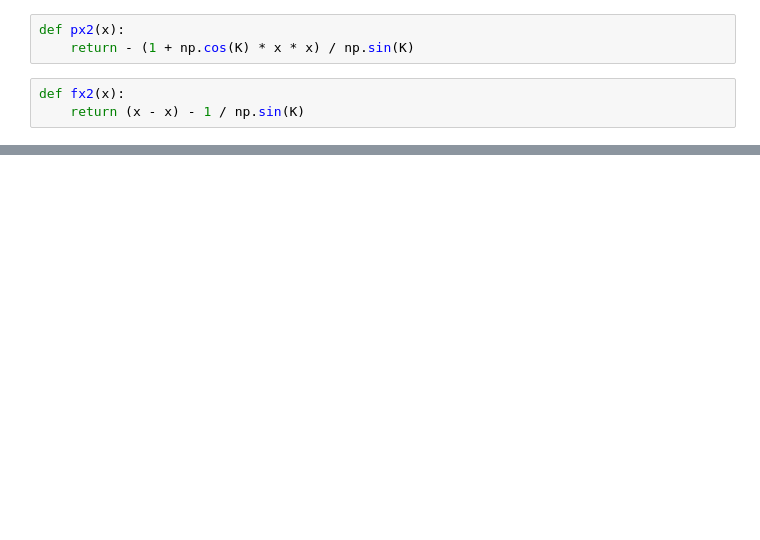
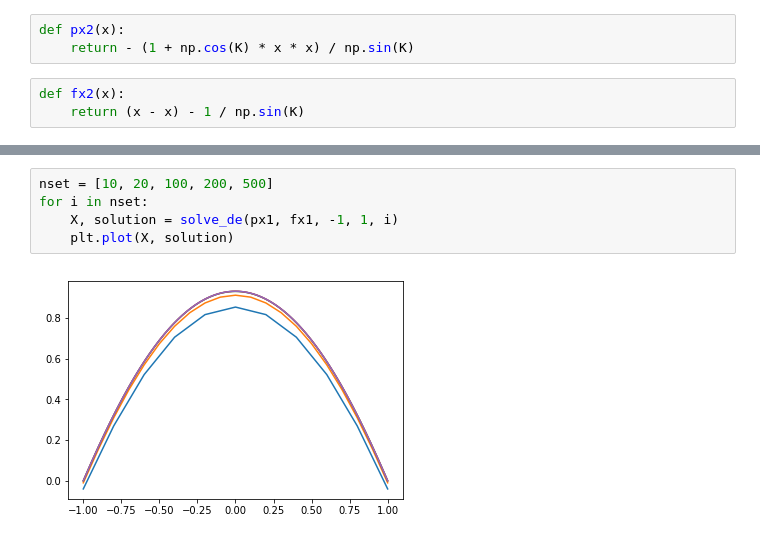
Before and after one commit to kirsider/MChA_5sem, a Jupyter notebook: lab1.ipynb, the cells around one changed output, grey strips where cells are left out. Drawn from its saved outputs; the diff is of its cells as text; blank space fills up the shorter version.

```diff
--- a/lab1.ipynb
+++ b/lab1.ipynb
@@ -54,0 +99,7 @@ plt.plot(X, sol2)
+# %%
+nset = [10, 20, 100, 200, 500]
+for i in nset:
+    X, solution = solve_de(px1, fx1, -1, 1, i)
+    plt.plot(X, solution)
+# %% [output]
+[figure, added]
```
Also changed, not shown: parts of 16 cells of this notebook.
